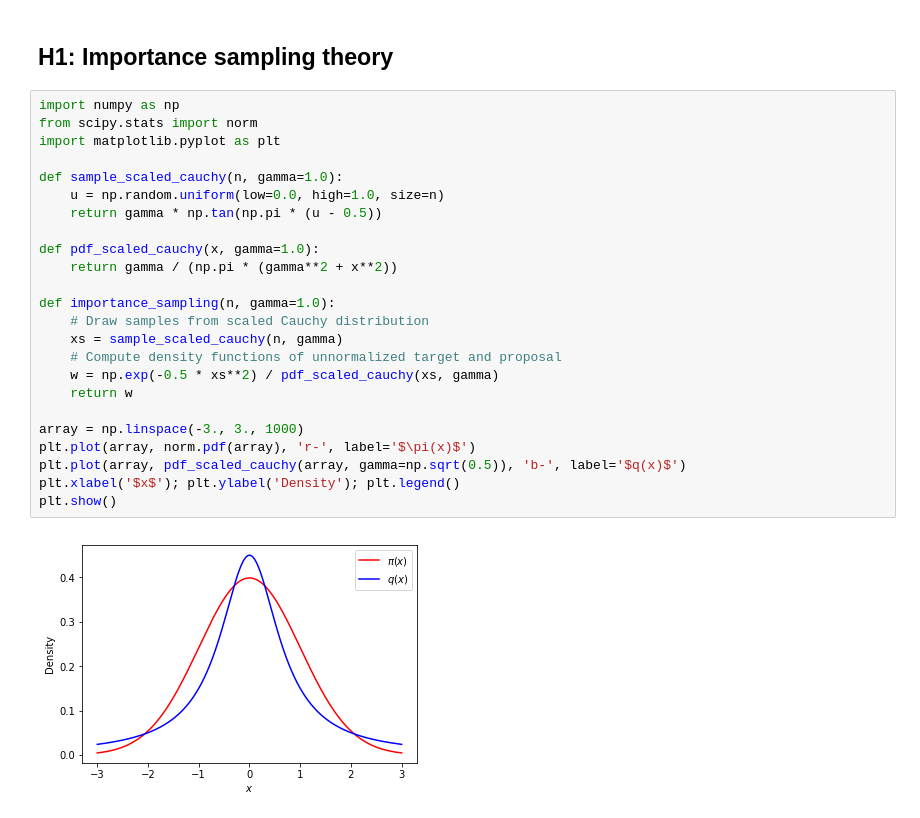
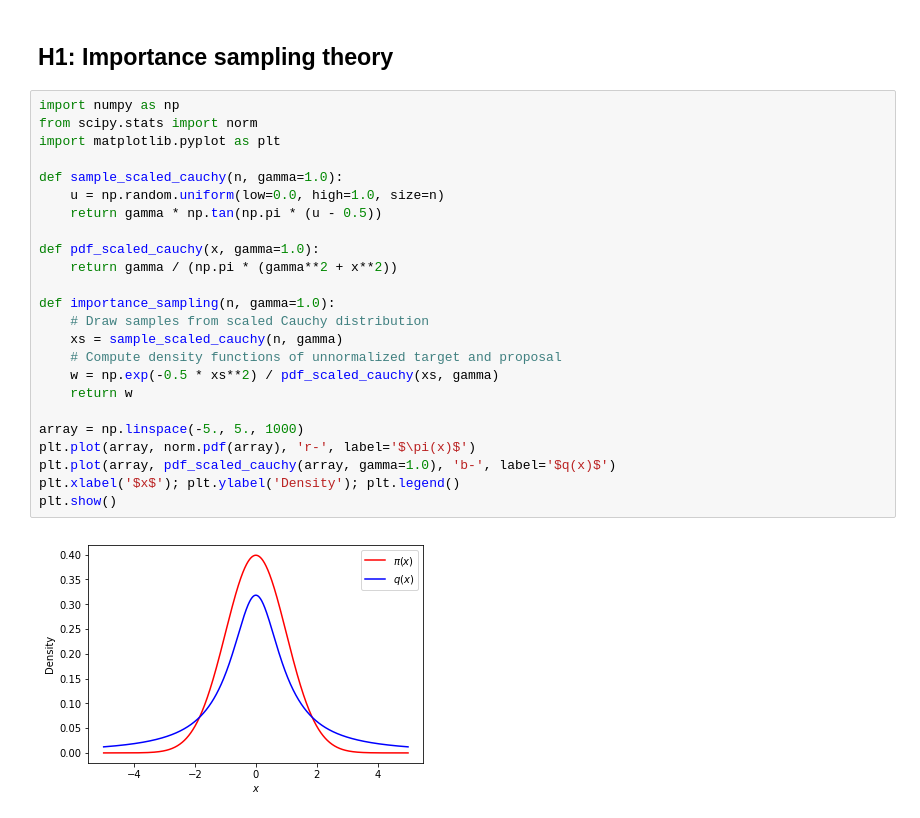
Before and after one commit to marcusklasson/smc_methods, a Jupyter notebook: homework/h1.ipynb, the cells around one changed output. Cells and saved outputs as stored; diff of their text form.

```diff
--- a/homework/h1.ipynb
+++ b/homework/h1.ipynb
@@ -3,29 +3,29 @@
 # %%
 import numpy as np
 from scipy.stats import norm
 import matplotlib.pyplot as plt
 
 def sample_scaled_cauchy(n, gamma=1.0):
     u = np.random.uniform(low=0.0, high=1.0, size=n)
     return gamma * np.tan(np.pi * (u - 0.5))
 
 def pdf_scaled_cauchy(x, gamma=1.0):
     return gamma / (np.pi * (gamma**2 + x**2))
 
 def importance_sampling(n, gamma=1.0):
     # Draw samples from scaled Cauchy distribution
     xs = sample_scaled_cauchy(n, gamma)
     # Compute density functions of unnormalized target and proposal
     w = np.exp(-0.5 * xs**2) / pdf_scaled_cauchy(xs, gamma)
     return w
 
-array = np.linspace(-3., 3., 1000)
+array = np.linspace(-5., 5., 1000)
 plt.plot(array, norm.pdf(array), 'r-', label='$\pi(x)$')
-plt.plot(array, pdf_scaled_cauchy(array, gamma=np.sqrt(0.5)), 'b-', label='$q(x)$')
+plt.plot(array, pdf_scaled_cauchy(array, gamma=1.0), 'b-', label='$q(x)$')
 plt.xlabel('$x$'); plt.ylabel('Density'); plt.legend()
 plt.show()
 # %% [output]
-[figure, old version]
+[figure, new version]
 # %%
 N = 10000
 Z_hat = np.zeros(N) # for storing estimates of normalizing constant
```
Also changed, not shown: parts of 4 cells of this notebook, 2 other files.
